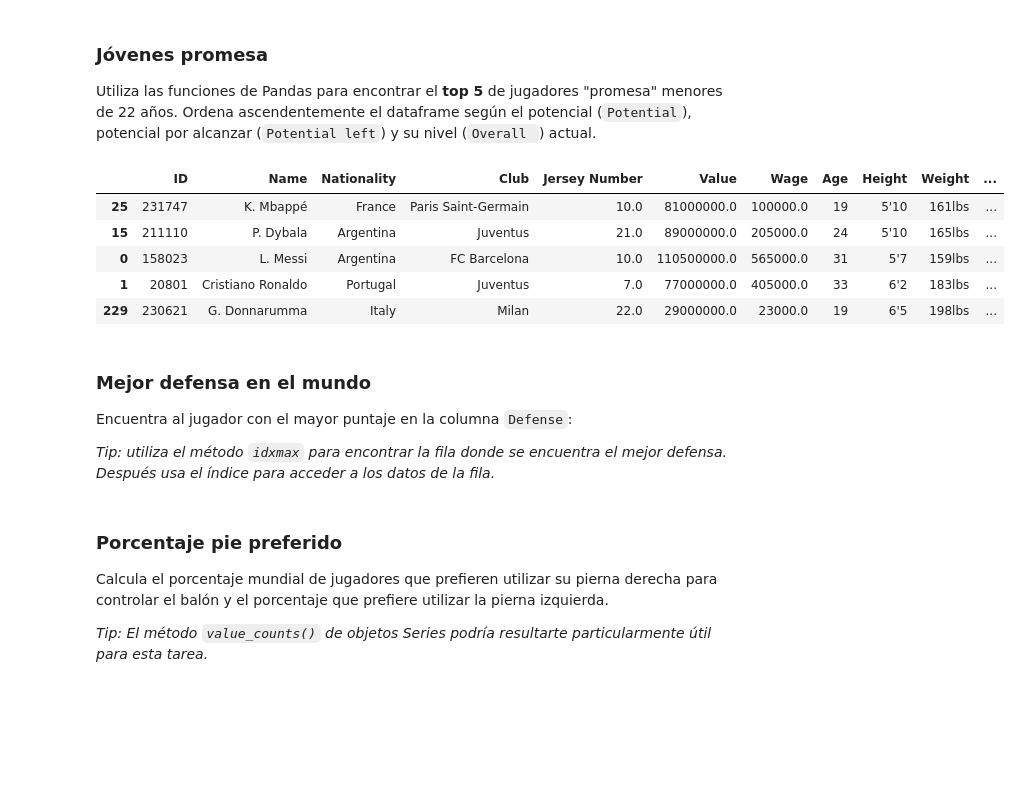
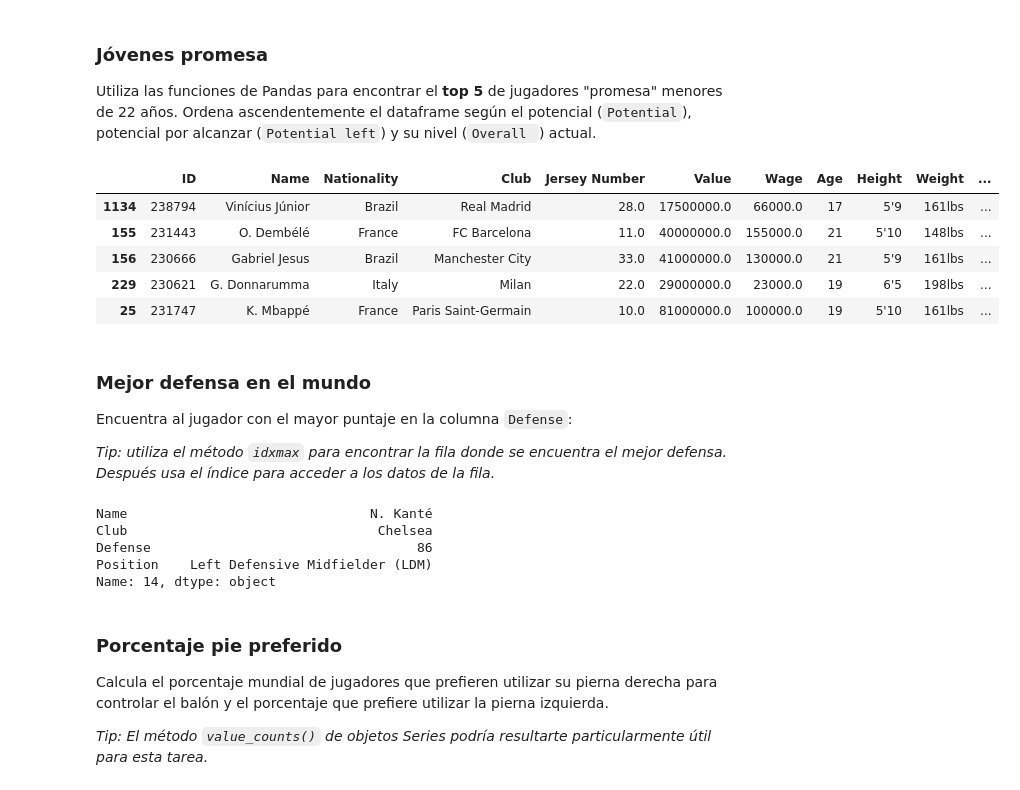
Before and after one commit to jorgeprs/Numpy_p1, a Jupyter notebook: Tema_1_Introduccion/practices/Practica_Pandas.ipynb, the cells around one changed output. Cells and saved outputs as stored; diff of their text form; code cells hidden in the pictures; blank space fills up the shorter version.

````diff
--- a/Tema_1_Introduccion/practices/Practica_Pandas.ipynb
+++ b/Tema_1_Introduccion/practices/Practica_Pandas.ipynb
@@ -363,14 +363,15 @@ fifa_df.head()
 
 Utiliza las funciones de Pandas para encontrar el **top 5** de jugadores "promesa" menores de 22 años. Ordena ascendentemente el dataframe según el potencial (```Potential```), potencial por alcanzar (```Potential left```) y su nivel (```Overall ```) actual.
 # %%
-fifa_df.sort_values(by=["Potential", "Potential left", "Overall"], ascending=False).head(5)
+prueba_df= fifa_df[fifa_df["Age"]<22].sort_values(by=["Potential", "Potential left", "Overall"], ascending=False).head(5)
+prueba_df.sort_values(by="Potential")
 # %% [output]
 |  | ID | Name | Nationality | Club | Jersey Number | Value | Wage | Age | Height | Weight | ... |
+| 1134 | 238794 | Vinícius Júnior | Brazil | Real Madrid | 28.0 | 17500000.0 | 66000.0 | 17 | 5'9 | 161lbs | ... |
+| 155 | 231443 | O. Dembélé | France | FC Barcelona | 11.0 | 40000000.0 | 155000.0 | 21 | 5'10 | 148lbs | ... |
+| 156 | 230666 | Gabriel Jesus | Brazil | Manchester City | 33.0 | 41000000.0 | 130000.0 | 21 | 5'9 | 161lbs | ... |
+| 229 | 230621 | G. Donnarumma | Italy | Milan | 22.0 | 29000000.0 | 23000.0 | 19 | 6'5 | 198lbs | ... |
 | 25 | 231747 | K. Mbappé | France | Paris Saint-Germain | 10.0 | 81000000.0 | 100000.0 | 19 | 5'10 | 161lbs | ... |
-| 15 | 211110 | P. Dybala | Argentina | Juventus | 21.0 | 89000000.0 | 205000.0 | 24 | 5'10 | 165lbs | ... |
-| 0 | 158023 | L. Messi | Argentina | FC Barcelona | 10.0 | 110500000.0 | 565000.0 | 31 | 5'7 | 159lbs | ... |
-| 1 | 20801 | Cristiano Ronaldo | Portugal | Juventus | 7.0 | 77000000.0 | 405000.0 | 33 | 6'2 | 183lbs | ... |
-| 229 | 230621 | G. Donnarumma | Italy | Milan | 22.0 | 29000000.0 | 23000.0 | 19 | 6'5 | 198lbs | ... |
 # %% [markdown]
 ### Mejor defensa en el mundo
 
@@ -378,8 +379,14 @@
 
 *Tip: utiliza el método ```idxmax``` para encontrar la fila donde se encuentra el mejor defensa. Después usa el índice para acceder a los datos de la fila.*
 # %%
-idx = #<completa>
-fifa_df[["Name", "Club", "Defense", "Position"]].# <completa>
+idx=fifa_df["Defense"].idxmax()
+fifa_df[["Name", "Club", "Defense", "Position"]].iloc[idx]
+# %% [output]
+Name                               N. Kanté
+Club                                Chelsea
+Defense                                  86
+Position    Left Defensive Midfielder (LDM)
+Name: 14, dtype: object
 # %% [markdown]
 ### Porcentaje pie preferido
 
````
Also changed, not shown: parts of 14 cells of this notebook.
